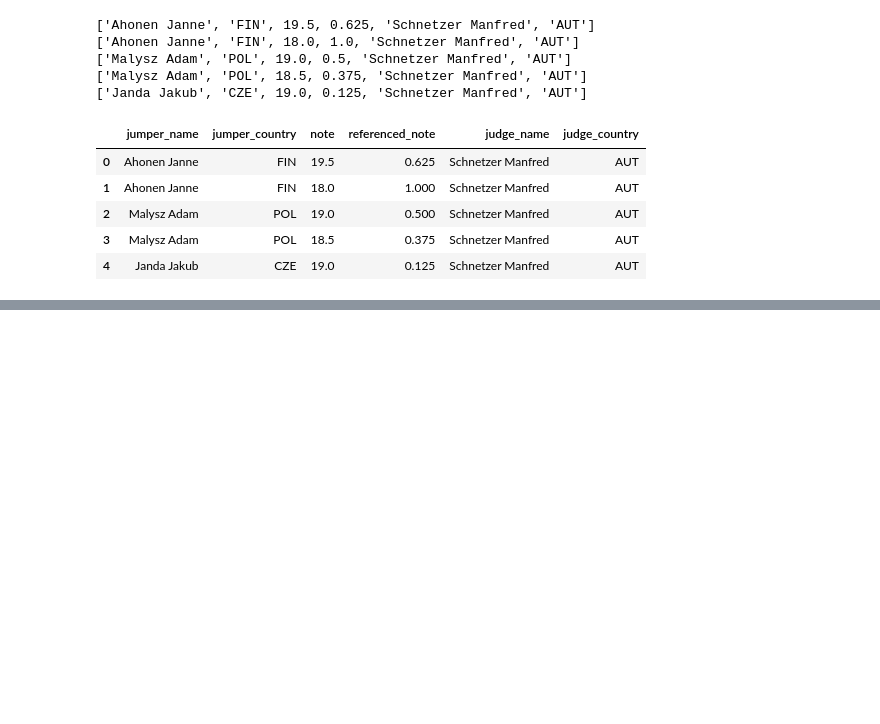
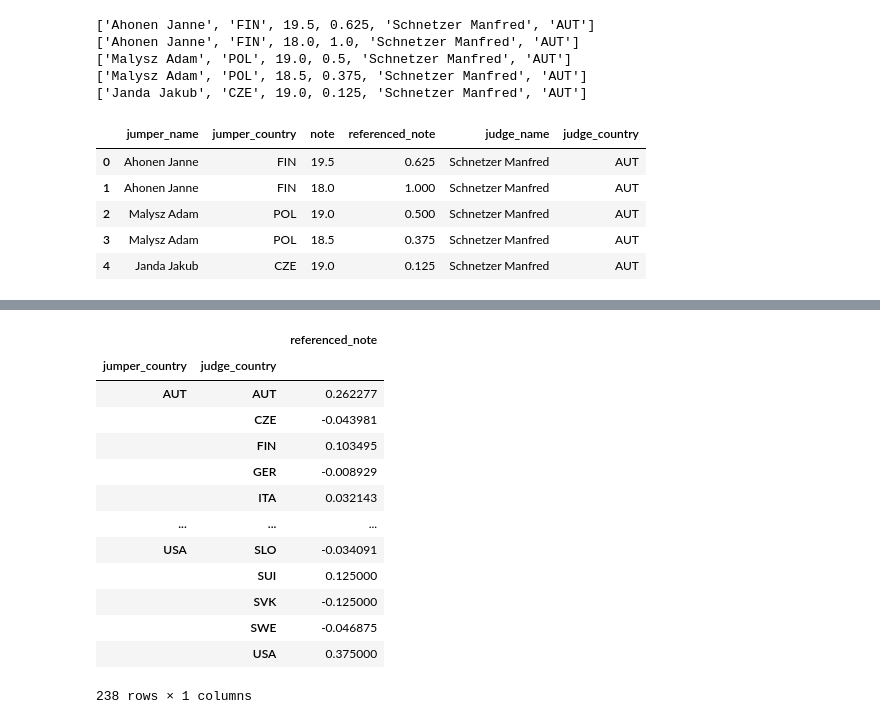
Before and after one commit to vroobelle93/02_ski_jumping, a Jupyter notebook: 02_ski_jumping.ipynb, the cells around one changed output, grey strips where cells are left out. Cells and saved outputs as stored; diff of their text form; code cells hidden in the pictures; blank space fills up the shorter version.

```diff
--- a/02_ski_jumping.ipynb
+++ b/02_ski_jumping.ipynb
@@ -576,0 +623,4 @@ country_vs_country_df[country_vs_country_df['jumper_country']==country_vs_countr
+# %%
+country_vs_country_notes_df = country_vs_country_notes_names_df[['jumper_country', 'referenced_note', 'judge_country']]
+country_vs_country_notes_df = country_vs_country_notes_df[country_vs_country_notes_df['jumper_country']=='CHN']
+country_vs_country_notes_df
@@ -576,0 +634,19 @@ country_vs_country_df[country_vs_country_df['jumper_country']==country_vs_countr
+# %%
+# Calculate average referenced notes between countries
+country_vs_country_avg_notes_df = country_vs_country_notes_df.groupby(['jumper_country', 'judge_country']).mean()
+country_vs_country_avg_notes_df
+# %% [output]
+|  |  | referenced_note |
+| jumper_country | judge_country |  |
+| AUT | AUT | 0.262277 |
+|  | CZE | -0.043981 |
+|  | FIN | 0.103495 |
+|  | GER | -0.008929 |
+|  | ITA | 0.032143 |
+| ... | ... | ... |
+| USA | SLO | -0.034091 |
+|  | SUI | 0.125000 |
+|  | SVK | -0.125000 |
+|  | SWE | -0.046875 |
+|  | USA | 0.375000 |
+238 rows × 1 columns
```
Also changed, not shown: parts of 14 cells of this notebook, 1 other file.
